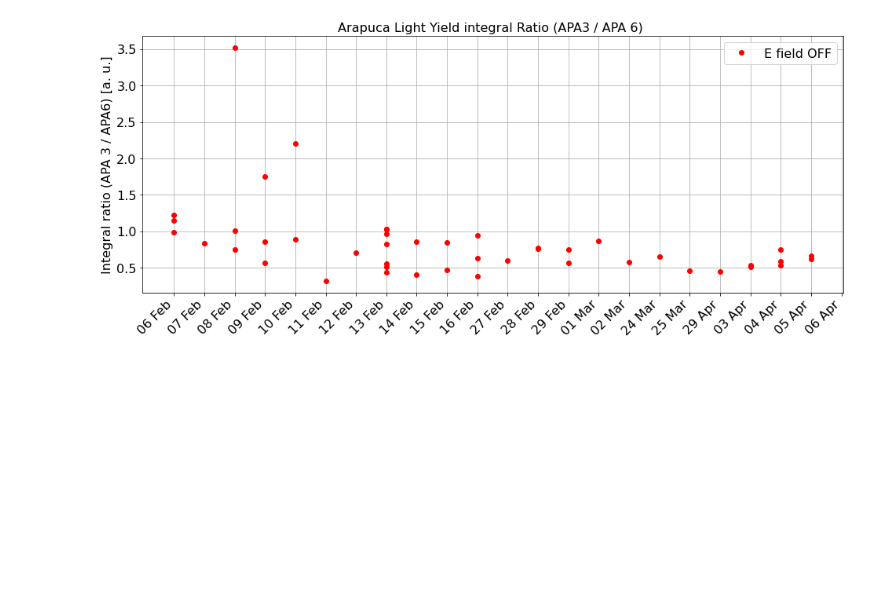
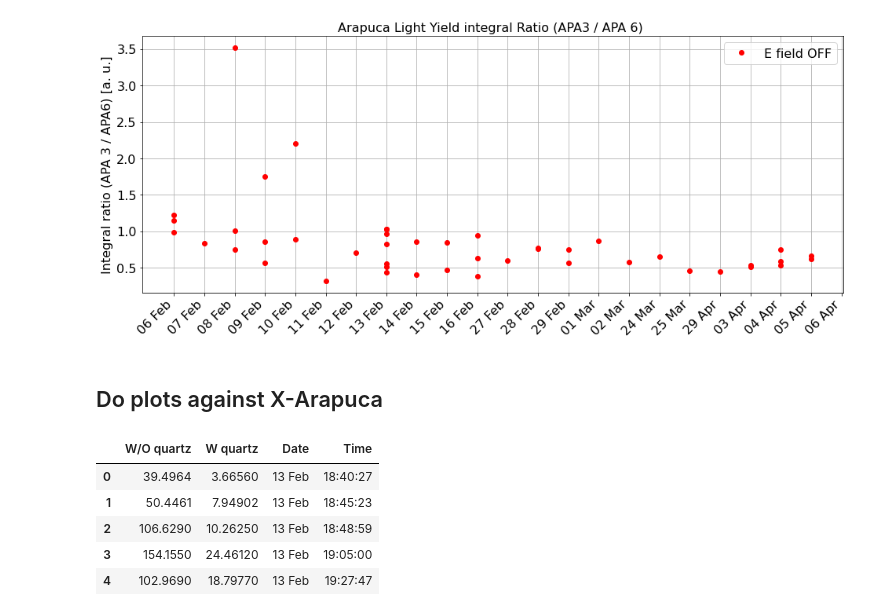
Before and after one commit to stbordoni/Arapuca, a Jupyter notebook: doIntegralPlots.ipynb, the cells around one changed output. Saved outputs shown, nothing was run; the diff lists cells and outputs as text; code cells hidden in the pictures; blank space fills up the shorter version.

```diff
--- a/doIntegralPlots.ipynb
+++ b/doIntegralPlots.ipynb
@@ -255,3 +255,19 @@ plt.grid()
 plt.show()
 # %% [output]
 [figure]
+# %% [markdown]
+## Do plots against X-Arapuca
+# %%
+df_XA = pd.read_csv('./XArapuca_IntegralsSPE.txt', sep= ' ', header=None, index_col=0, names=['W/O quartz', 'W quartz', 'Date', 'Time'])
+
+df_XA['Date'] = pd.to_datetime(df_XA['Date'], format='%Y:%m:%d')
+df_XA['Date'] = df_XA['Date'].dt.strftime('%d %b')
+
+df_XA.head()
+# %% [output]
+|  | W/O quartz | W quartz | Date | Time |
+| 0 | 39.4964 | 3.66560 | 13 Feb | 18:40:27 |
+| 1 | 50.4461 | 7.94902 | 13 Feb | 18:45:23 |
+| 2 | 106.6290 | 10.26250 | 13 Feb | 18:48:59 |
+| 3 | 154.1550 | 24.46120 | 13 Feb | 19:05:00 |
+| 4 | 102.9690 | 18.79770 | 13 Feb | 19:27:47 |
```
Also changed, not shown: parts of 2 cells of this notebook.
